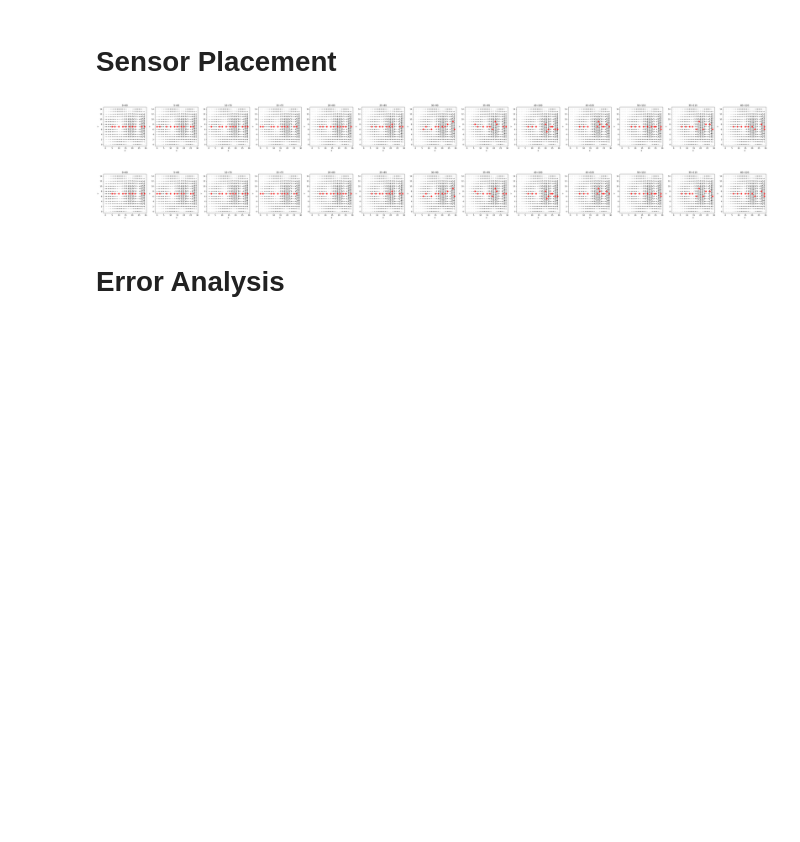
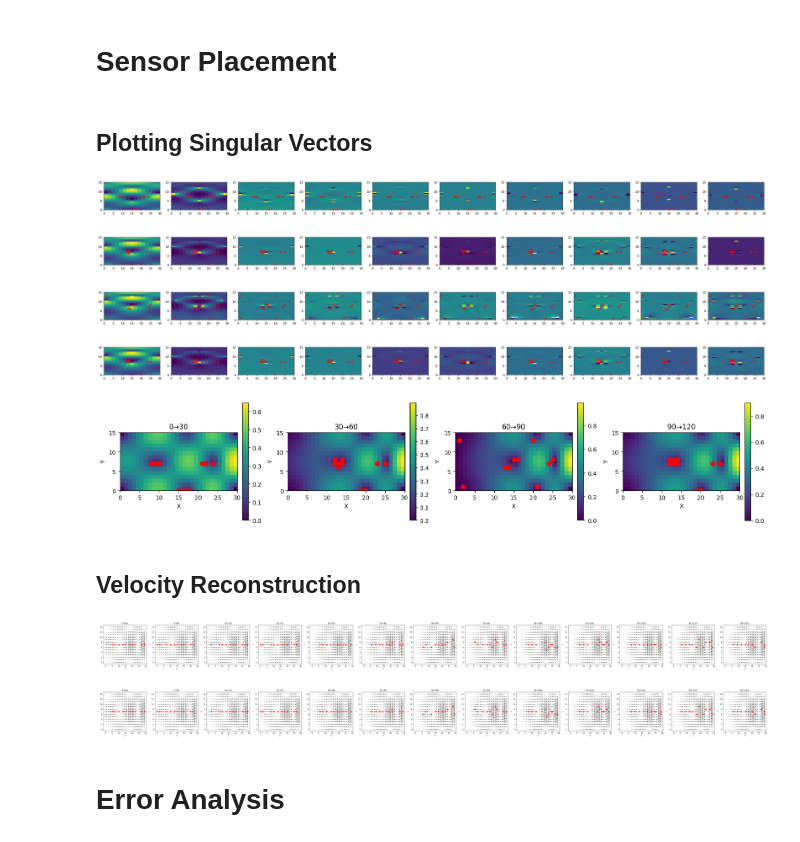
Before and after one commit to karkonium/sensor-trajectory, a Jupyter notebook: sensor_trajectory.ipynb, the cells around one changed output. Cells and saved outputs as stored; diff of their text form; code cells hidden in the pictures; blank space fills up the shorter version.

```diff
--- a/sensor_trajectory.ipynb
+++ b/sensor_trajectory.ipynb
@@ -55,7 +55,7 @@ def get_sspor_sensors(X, n_sensors, n_basis_modes, is_data_complex=False):
 # Generate data
 n_timesteps = 120      # Total number of timesteps in the dataset
 n_sensors = 10         # Number of sensors to select in each interval
-interval_length = 60   # Number of timesteps per batch
+interval_length = 30   # Number of timesteps per batch
 n_basis_modes = 10     # Number of modes in data
 
 nx, ny = 30, 15 # number of grid points along each axis
@@ -65,7 +65,6 @@ u_field, v_field = generate_double_gyre_flow(
     n_timesteps=n_timesteps, nx=nx, ny=ny, lx=lx, ly=ly,
     A=0.1, epsilon=0.5, period=period
 )
-
 # nx, ny = 25, 25 # number of grid points along each axis
 # lx, ly = 1, 1 # changeable
 # period = 100
@@ -75,6 +74,67 @@ magnitude = np.sqrt(u_field ** 2 + v_field ** 2)
 magnitude = magnitude / magnitude.max()
 angle = np.arctan2(v_field, u_field)
 angle = angle / angle.max()
+# %% [markdown]
+## Plotting Singular Vectors
+# %%
+# Assuming interval_length, n_timesteps, n_basis_modes, n_sensors, magnitude, and ps are already defined
+
+intervals = [
+    (start, min(start + interval_length, n_timesteps))
+    for start in range(0, n_timesteps, interval_length)
+]
+
+data = magnitude
+_, nx_t, ny_t = data.shape
+sensor_coords_list = []
+
+for i, (start, end) in enumerate(intervals):
+    data_interval = data[start:end]
+    # Flatten and demean
+
+    X = data_interval.reshape(interval_length, nx_t * ny_t).copy()
+    X -= X.mean(axis=0)
+
+    # Fit the POD+QR model
+    basis = ps.basis.SVD(
+        n_basis_modes=n_basis_modes,
+        complex_mode=False,
+        algorithm='arpack',
+        random_state=90
+    )
+    model = ps.SSPOR(n_sensors=n_sensors, basis=basis)
+    model.fit(X)
+    try:
+        Phi = model.basis.basis_matrix  # shape: (nx_t*ny_t, n_basis_modes)
+    except AttributeError:
+        Phi = model.basis.components_
+
+    Phi = Phi.T
+    # Get sensor coordinates for overlay
+    sensor_indices = model.selected_sensors
+    sensor_coords = np.array(np.unravel_index(sensor_indices, (nx_t, ny_t))).T
+    sensor_coords_list.append(sensor_coords)
+
+    n = Phi.shape[1]
+    fig, axes = plt.subplots(1, n, figsize=(4*n, 4))
+    # Plot each mode as a 2D map
+    for m in range(n):
+        mode_map = Phi[:, m].reshape(nx_t, ny_t)
+        axes[m].imshow(mode_map, origin='lower', extent=[0, nx_t, 0, ny_t])
+        axes[m].scatter(sensor_coords[:,0], sensor_coords[:,1], c='r', marker='x', label='Sensors')
+    plt.show()
+
+
+# Optionally, plot sensor trajectories across all intervals
+plot_all_intervals(data, nx_t, ny_t, intervals, sensor_coords_list)
+# %% [output]
+[figure, added]
+[figure, added]
+[figure, added]
+[figure, added]
+[figure, added]
+# %% [markdown]
+## Velocity Reconstruction
 # %%
 # Feild representation
 feild_representation = "complex" # ("complex", "concatenation")
```
Also changed, not shown: parts of 24 cells of this notebook.
